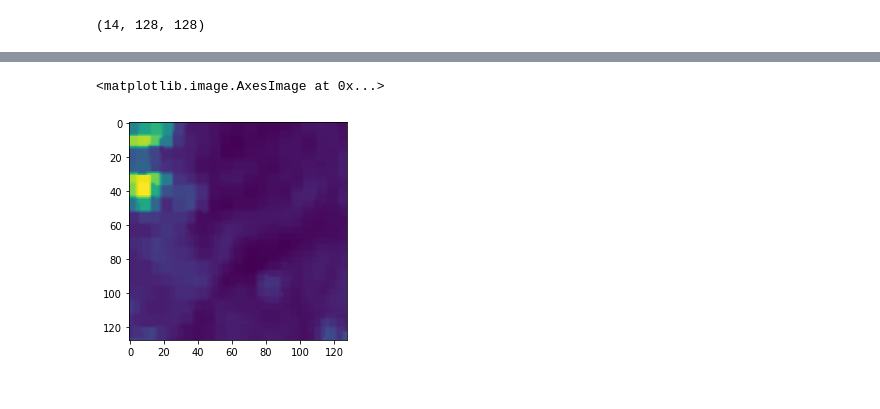
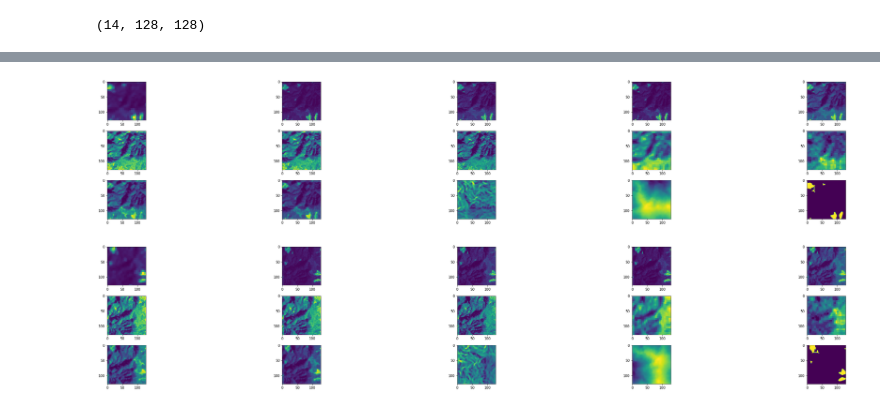
Before and after one commit to SebasGarcia08/Landslide4Sense, a Jupyter notebook: notebooks/1_sga_img_aug.ipynb, the cells around one changed output, grey strips where cells are left out. Drawn from its saved outputs; the diff is of its cells as text; code cells hidden in the pictures.

Commit message:
Adds experimetnal notebook on image augmentation

```diff
--- a/notebooks/1_sga_img_aug.ipynb
+++ b/notebooks/1_sga_img_aug.ipynb
@@ -50,10 +44,17 @@ augmented_img = np.concatenate(augmented_channels, axis=0)
 # %%
-nrows, ncols = 2, 7
-fig, ax = plt.subplots(nrows=nrows, ncols=ncols, figsize=(5*ncols, 5*nrows))
-k = 0
+def visualize(img, mask):
+    nrows, ncols = 2, img.shape[0] // 2
+    fig = plt.figure(figsize=(5*ncols + 1, 5*nrows))
+    k = 1
 
-for i in range(nrows):
-    for j in range(ncols):
-        channel = augmented_img[k, ...]
-        ax[i, j].imshow(channel)
-        k += 1
+    for i in range(nrows):
+        for j in range(ncols):
+            channel = img[k-1, ...]
+            ax = fig.add_subplot(5, 5, k)
+            ax.imshow(channel)
+            k += 1
+
+    ax = fig.add_subplot(5, 5, 15)
+    ax.imshow(mask)
+    plt.tight_layout()
+    return fig
@@ -62,5 +61,10 @@ for i in range(nrows):
-# %%
-plt.imshow(augmented_img[0, ...])
-# %% [output]
-<matplotlib.image.AxesImage at 0x...>
-[figure, removed]
+# %%
+fig = visualize(img, label)
+plt.show()
+# %% [output]
+[figure, added]
+# %%
+fig = visualize(augmented_img.transpose(2, 0, 1), augmented_mask)
+plt.show()
+# %% [output]
+[figure, added]
```
Also changed, not shown: parts of 2 cells of this notebook.
